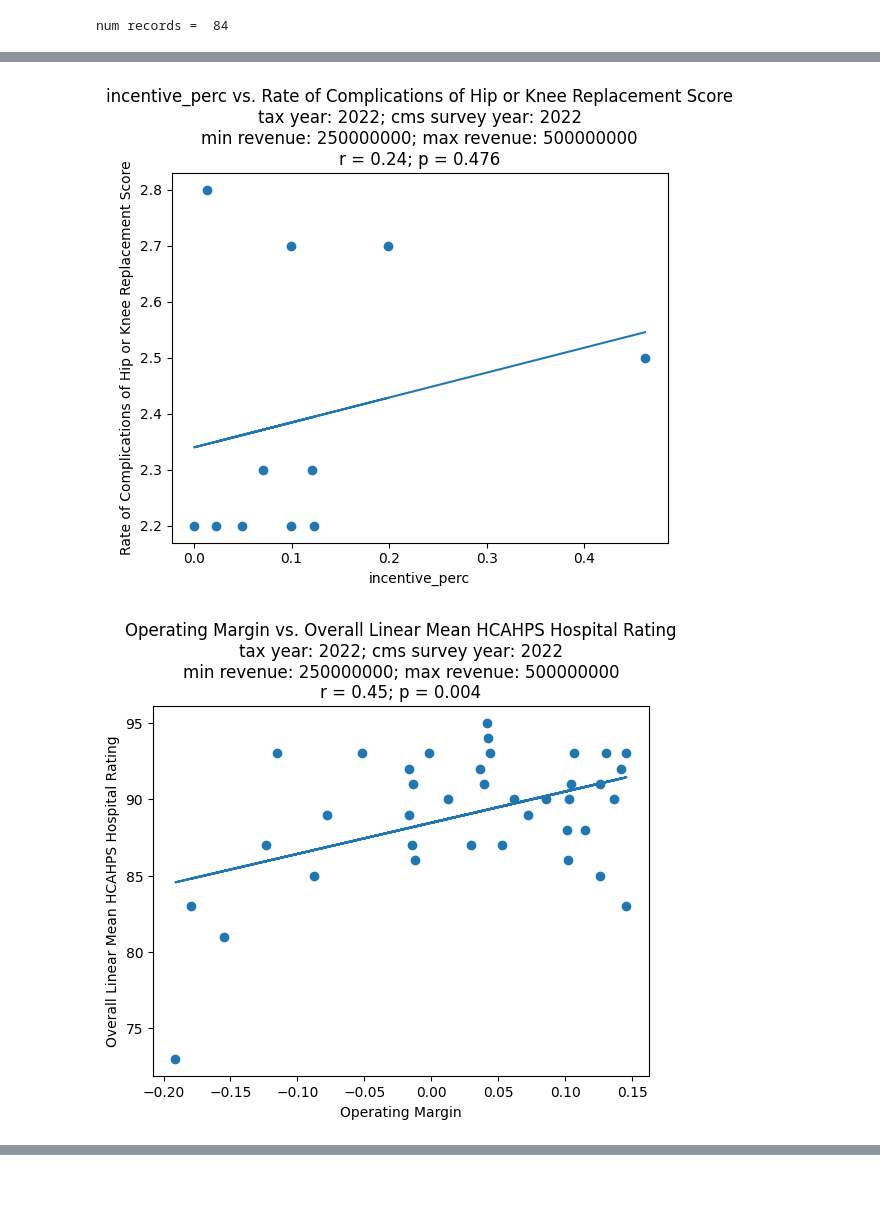
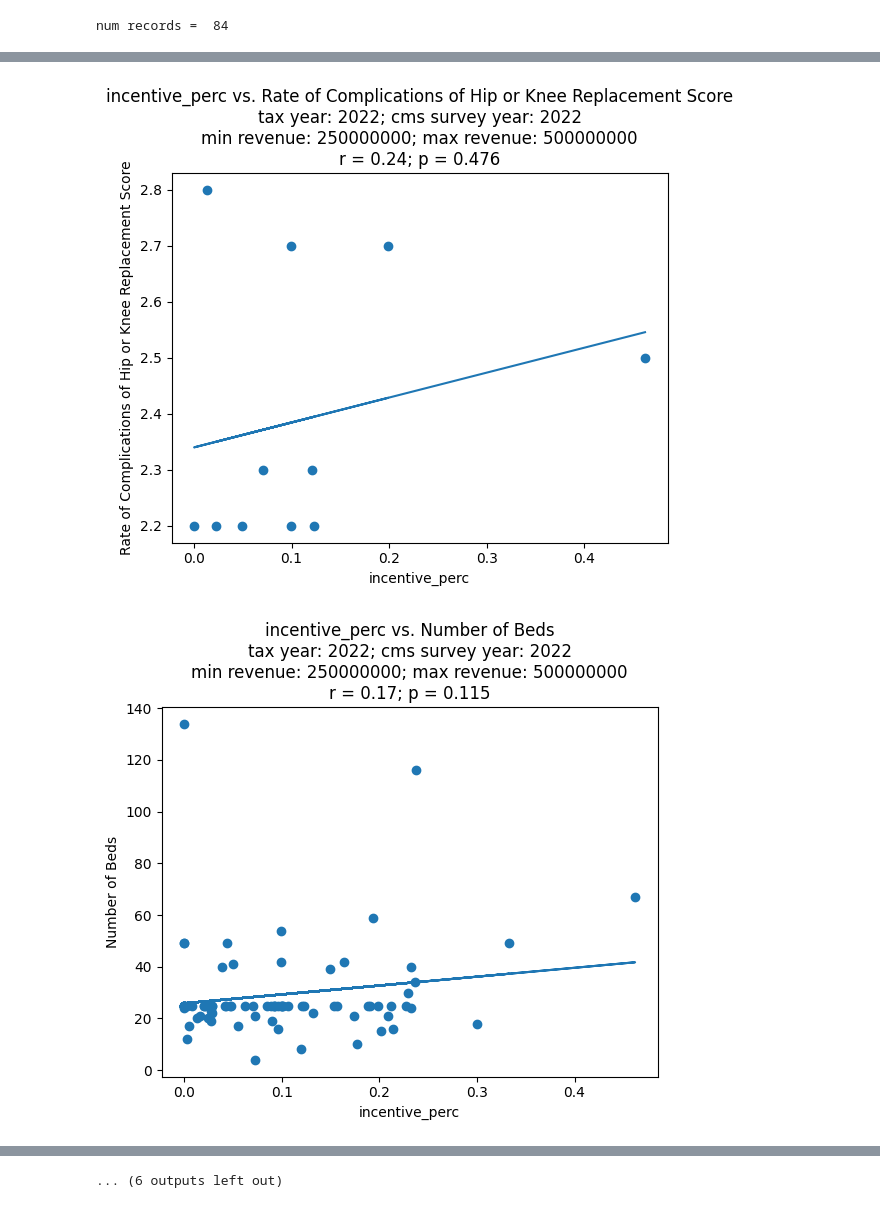
Before and after one commit to AssetAllocationApp/Executive-Comp-to-Patient-Care, a Jupyter notebook: 4. Regression.ipynb, the cells around one changed output, grey strips where cells are left out. Cells and saved outputs as stored; diff of their text form; code cells hidden in the pictures.

Commit message:
Rome updates to image formatting

```diff
--- a/4. Regression.ipynb
+++ b/4. Regression.ipynb
@@ -108,7 +108,7 @@ def plot_results(x_col,
     }
 
     print(results)
-    plt.savefig(f"results/{fig_id}.png")
+    plt.savefig(f"results/{fig_id}.tiff", bbox_inches='tight')
 
     return results
 
@@ -120,7 +120,9 @@ for dep_var in [
     'Heart Attack Death Rate Score',
     'Heart Failure Death Rate Score',
     'Stroke Death Rate Score',
-    'Rate of Complications of Hip or Knee Replacement Score'
+    'Rate of Complications of Hip or Knee Replacement Score',
+    'Number of Beds',
+    'Operating Margin',
 ]:
     r = plot_results('incentive_perc', dep_var, merged, TAX_YEAR, MIN_HOSPITAL_REV, MAX_HOSPITAL_REV)
     if len(r) > 0:
@@ -137,15 +139,29 @@ for dep_var in [
     'Heart Attack Death Rate Score',
     'Heart Failure Death Rate Score',
     'Stroke Death Rate Score',
-    'Rate of Complications of Hip or Knee Replacement Score'
+    'Rate of Complications of Hip or Knee Replacement Score',
 ]:
     r = plot_results('Operating Margin', dep_var, merged, TAX_YEAR, MIN_HOSPITAL_REV, MAX_HOSPITAL_REV)
     if len(r) > 0:
         recs.append(r)
-
-recs.append(plot_results('Number of Beds', 'Overall Linear Mean HCAHPS Hospital Rating', merged, TAX_YEAR, MIN_HOSPITAL_REV, MAX_HOSPITAL_REV))
 recs = pd.DataFrame(recs)
 recs.to_csv(f"results/linreg_results_x=operating_margin_year={TAX_YEAR}.csv")
+
+recs = []
+for dep_var in [
+    'Overall Linear Mean HCAHPS Hospital Rating',
+    'CABG Death Rate Score',
+    'COPD Death Rate Score',
+    'Heart Attack Death Rate Score',
+    'Heart Failure Death Rate Score',
+    'Stroke Death Rate Score',
+    'Rate of Complications of Hip or Knee Replacement Score'
+]:
+    r = plot_results('Number of Beds', dep_var, merged, TAX_YEAR, MIN_HOSPITAL_REV, MAX_HOSPITAL_REV)
+    if len(r) > 0:
+        recs.append(r)
+recs = pd.DataFrame(recs)
+recs.to_csv(f"results/linreg_results_x=number_of_beds_year={TAX_YEAR}.csv")
 # %% [output]
 {'num_samples': 38, 'x': 'incentive_perc', 'y': 'Overall Linear Mean HCAHPS Hospital Rating', 'slope': np.float64(-6.859418749987821), 'intercept': np.float64(89.59586320264215), 'p': np.float64(0.345 ...
 not enough samples for incentive_perc vs CABG Death Rate Score
@@ -165,6 +183,6 @@ not enough samples for Operating Margin vs Heart Attack Death Rate Score
 [figure]
 [figure]
 [figure]
 [figure]
 [figure]
-[figure, old version]
+[figure, new version]
@@ -176,3 +194,4 @@ not enough samples for Operating Margin vs Heart Attack Death Rate Score
+... (6 outputs left out)
 # %%
 
 import statsmodels.api as sm
```
Also changed, not shown: parts of 3 cells of this notebook, 2 other files.
